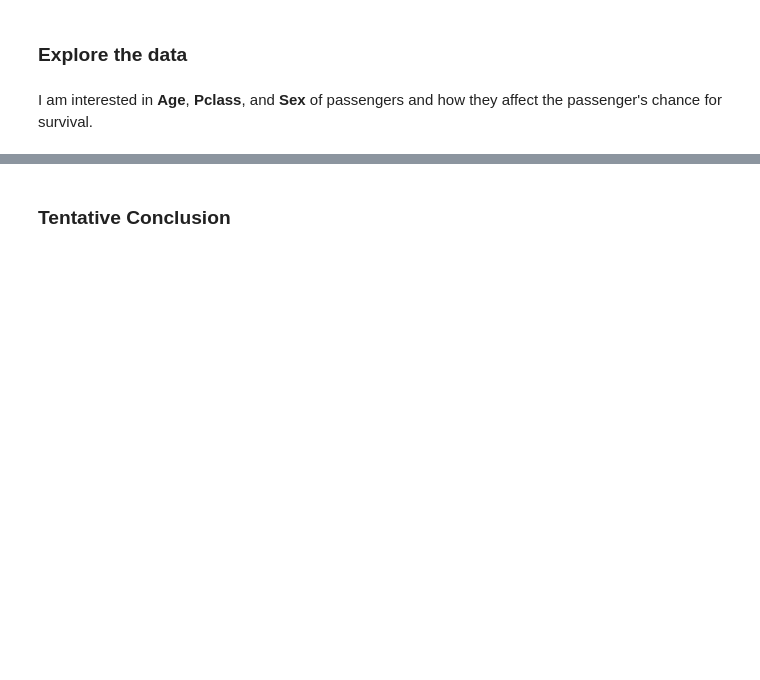
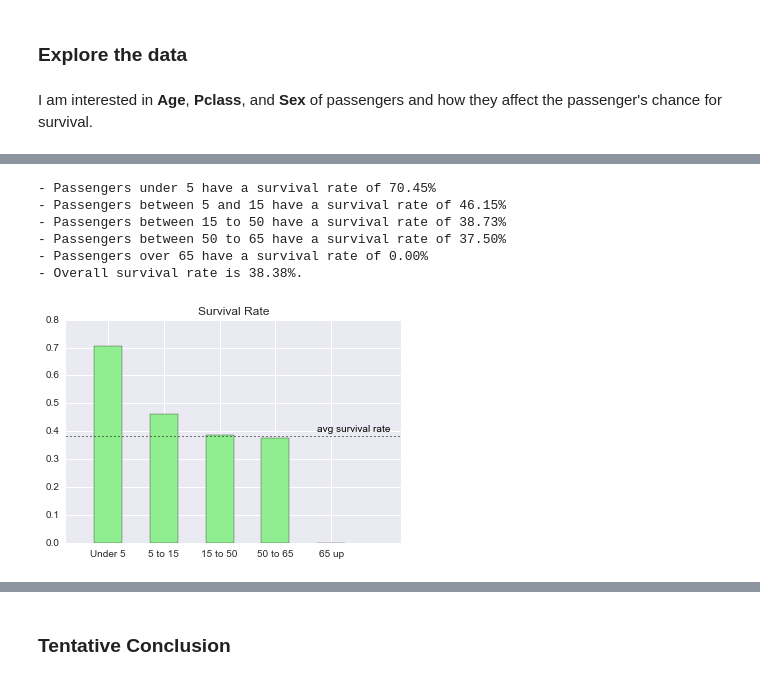
Before and after one commit to minjiecode/titanic_data, a Jupyter notebook: titanic_data.ipynb, the cells around one changed output, grey strips where cells are left out. Saved outputs shown, nothing was run; the diff lists cells and outputs as text; code cells hidden in the pictures; blank space fills up the shorter version.

```diff
--- a/titanic_data.ipynb
+++ b/titanic_data.ipynb
@@ -445,0 +274,49 @@ We had a question ealier that if the reason for worse survival rate for male is
+# %%
+psg_under_5 = df[df.Age <=5]
+psg_5_15 = df[(df.Age >5)&(df.Age <=15)]
+psg_15_65 = df[(df.Age >15)&(df.Age <=65)]
+psg_over_65 = df[df.Age >65]
+psg_15_50 = df[(df.Age >15)&(df.Age <=50)]
+psg_50_65 = df[(df.Age >50)&(df.Age <=65)]
+surv_rate_under_5 = psg_under_5["Survived"].mean()
+surv_rate_5_15 = psg_5_15["Survived"].mean()
+surv_rate_15_50 = psg_15_50["Survived"].mean()
+surv_rate_50_65 = psg_50_65["Survived"].mean()
+surv_rate_over_65 = psg_over_65["Survived"].mean()
+surv_rate_all = df["Survived"].mean()
+print """
+- Passengers under 5 have a survival rate of {0:.2f}%
+- Passengers between 5 and 15 have a survival rate of {1:.2f}%
+- Passengers between 15 to 50 have a survival rate of {2:.2f}%
+- Passengers between 50 to 65 have a survival rate of {3:.2f}%
+- Passengers over 65 have a survival rate of {4:.2f}%
+- Overall survival rate is {5:.2f}%.""".format(surv_rate_under_5*100,
+                                               surv_rate_5_15*100,
+                                               surv_rate_15_50*100,
+                                               surv_rate_50_65*100,
+                                               surv_rate_over_65*100,
+                                               surv_rate_all*100)
+surv_rate = [surv_rate_under_5,surv_rate_5_15,surv_rate_15_50,surv_rate_50_65,surv_rate_over_65]
+fig = plt.figure()
+ax = fig.add_subplot(111)
+ind = np.arange(5)
+width = 0.5
+ax.set_xlim(-width,len(ind)+width)
+rect = ax.bar(ind,surv_rate,width,color = "lightgreen")
+xTickMarks = ["Under 5","5 to 15","15 to 50", "50 to 65", "65 up"]
+ax.set_xticks(ind+width/2)
+xtickNames = ax.set_xticklabels(xTickMarks)
+ax.axhline(y=surv_rate_all, linewidth=1, color='black', ls=':')
+ax.text( 4,0.4,'avg survival rate',color='black')
+plt.setp(xtickNames,fontsize=10)
+plt.title("Survival Rate")
+
+plt.show()
+# %% [output]
+- Passengers under 5 have a survival rate of 70.45%
+- Passengers between 5 and 15 have a survival rate of 46.15%
+- Passengers between 15 to 50 have a survival rate of 38.73%
+- Passengers between 50 to 65 have a survival rate of 37.50%
+- Passengers over 65 have a survival rate of 0.00%
+- Overall survival rate is 38.38%.
+[figure, added]
```
Also changed, not shown: parts of 58 cells of this notebook.
